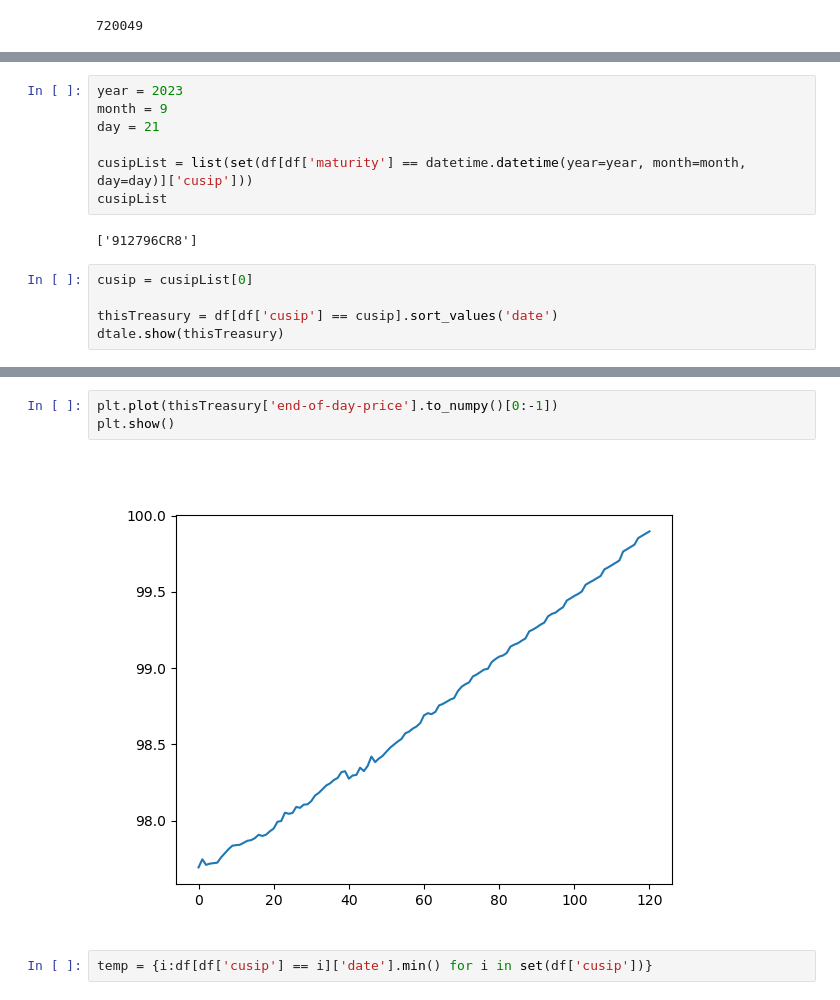
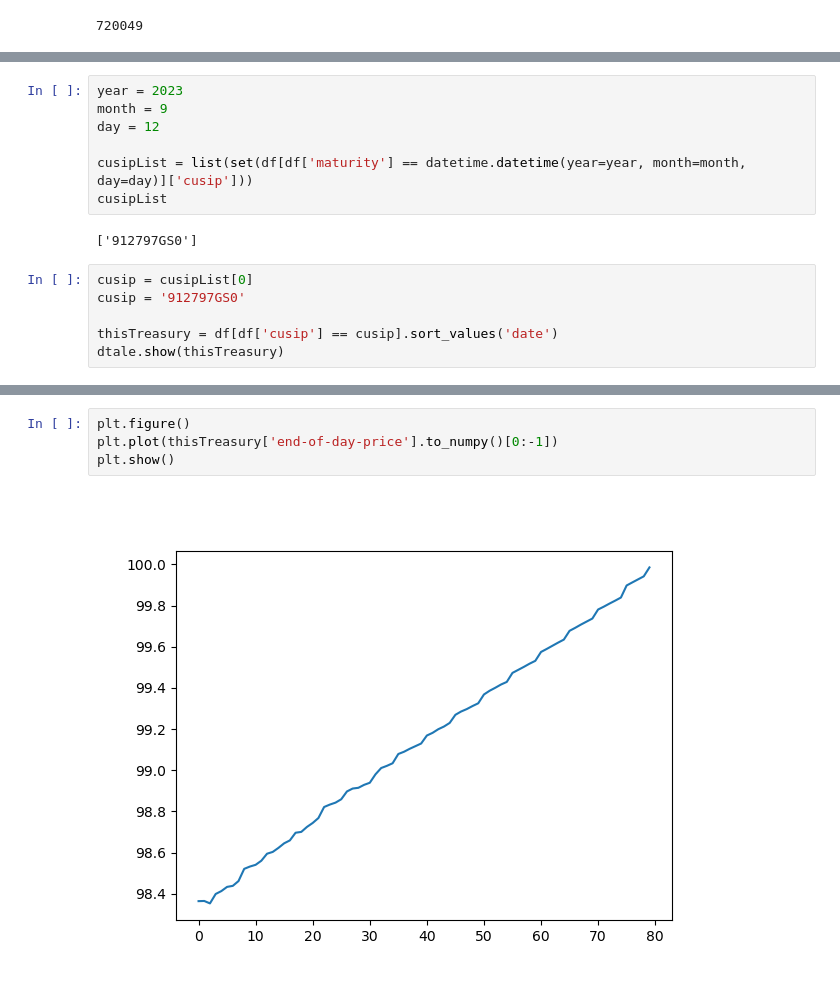
Before and after one commit to mettinger/python, a Jupyter notebook: bonds/treasuries.ipynb, the cells around one changed output, grey strips where cells are left out. Saved outputs shown, nothing was run; the diff lists cells and outputs as text.

```diff
--- a/bonds/treasuries.ipynb
+++ b/bonds/treasuries.ipynb
@@ -25,23 +27,23 @@ dtale.show(df)
 # %%
 year = 2023
 month = 9
-day = 21
+day = 12
 
 cusipList = list(set(df[df['maturity'] == datetime.datetime(year=year, month=month, day=day)]['cusip']))
 cusipList
 # %% [output]
-['912796CR8']
+['912797GS0']
 # %%
 cusip = cusipList[0]
+cusip = '912797GS0'
 
 thisTreasury = df[df['cusip'] == cusip].sort_values('date')
 dtale.show(thisTreasury)
 # %% [output]
 [interactive output not drawn]
 # %%
+plt.figure()
 plt.plot(thisTreasury['end-of-day-price'].to_numpy()[0:-1])
 plt.show()
 # %% [output]
-[figure, old version]
+[figure, new version]
-# %%
-temp = {i:df[df['cusip'] == i]['date'].min() for i in set(df['cusip'])}
```
Also changed, not shown: parts of 2 cells of this notebook, 2 other files.
